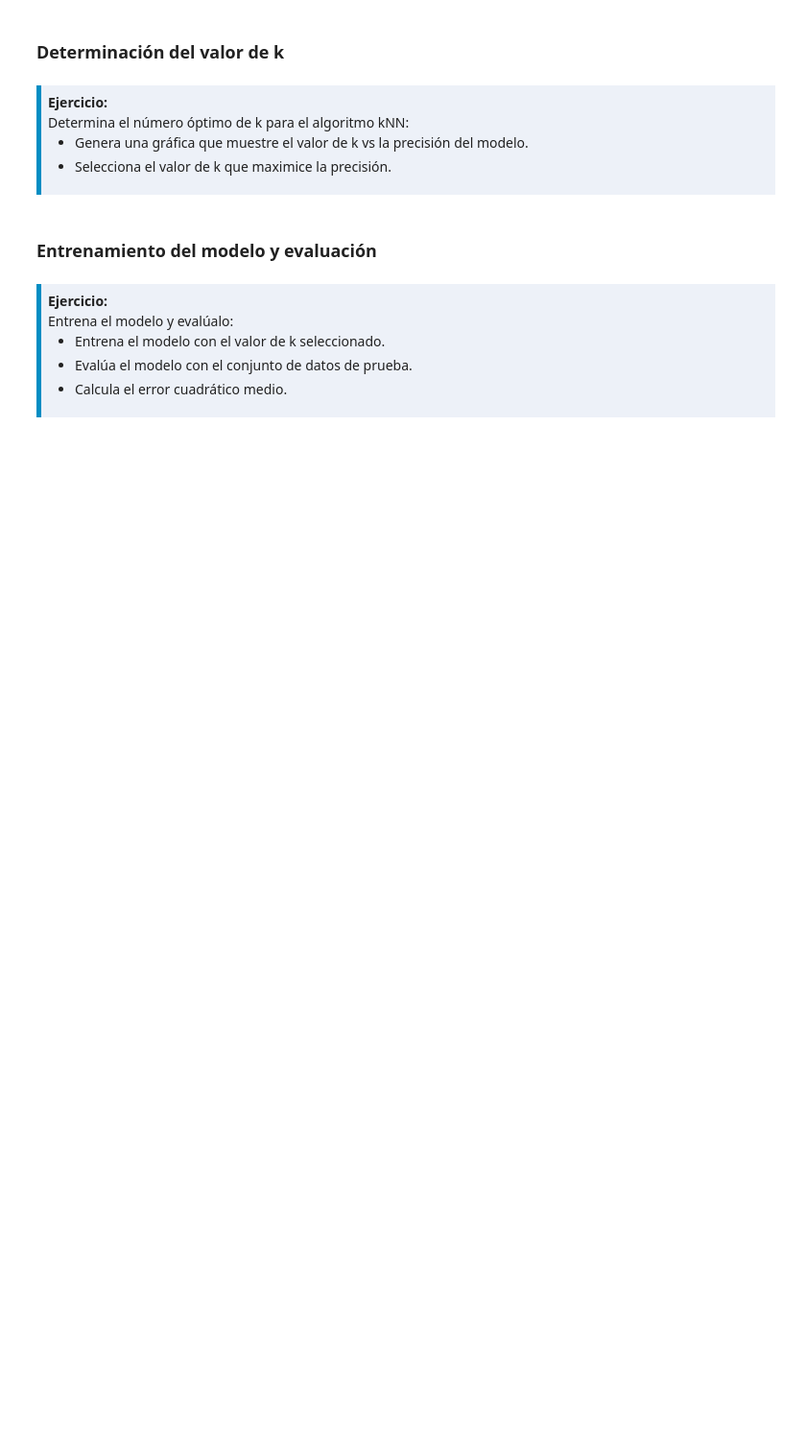
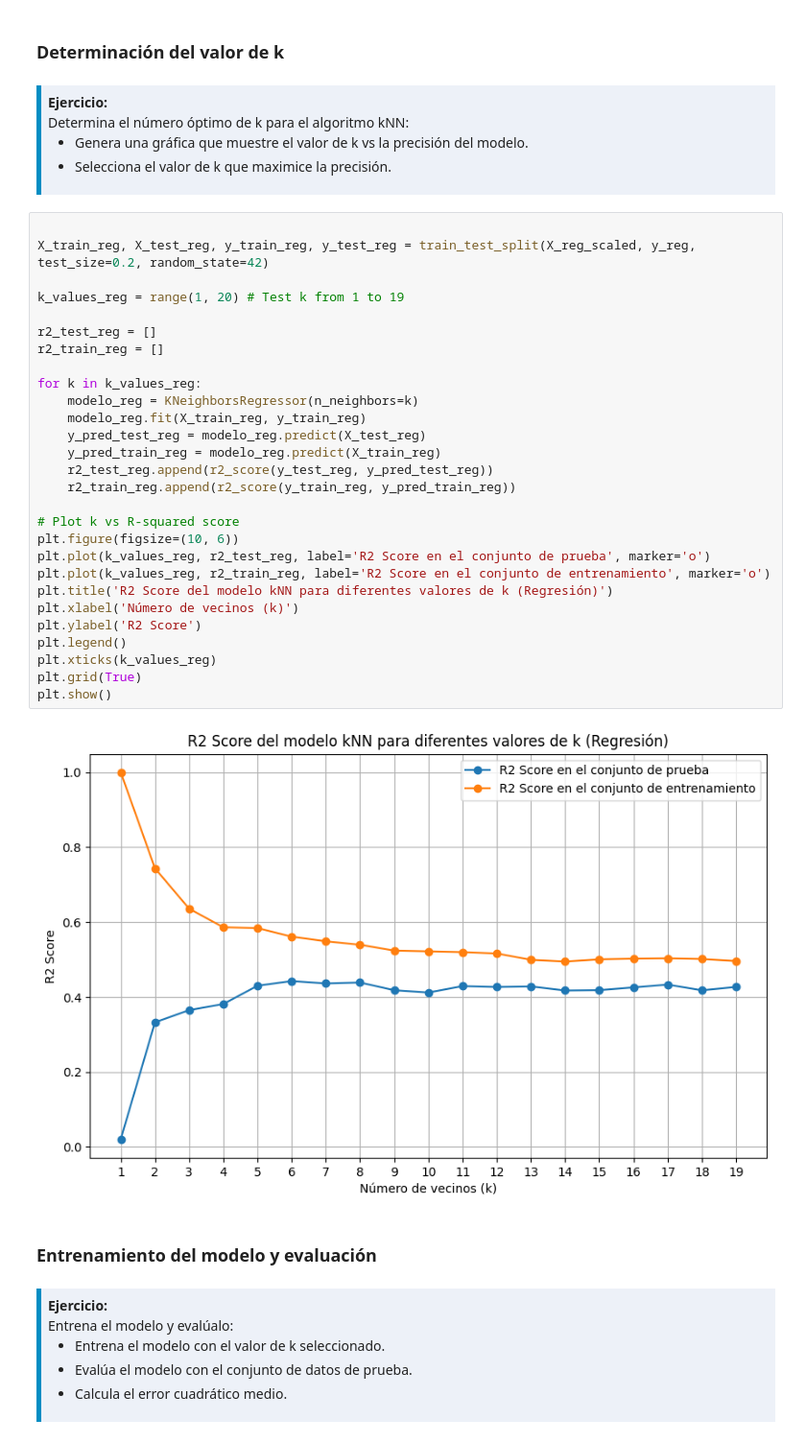
Before and after one commit to jennygn/Ejercicios, a Jupyter notebook: 4-Ejercicios/04-kNN.ipynb, the cells around one changed output. Shown at 96% size. Saved outputs shown, nothing was run; the diff lists cells and outputs as text; blank space fills up the shorter version.

```diff
--- a/4-Ejercicios/04-kNN.ipynb
+++ b/4-Ejercicios/04-kNN.ipynb
@@ -258,6 +299,36 @@ Primero necesitas el conjunto de datos. Los datos a utilzar son los seleccionado
   <li>Selecciona el valor de k que maximice la precisión.</li>
 </ul>
 </div>
+# %%
+
+X_train_reg, X_test_reg, y_train_reg, y_test_reg = train_test_split(X_reg_scaled, y_reg, test_size=0.2, random_state=42)
+
+k_values_reg = range(1, 20) # Test k from 1 to 19
+
+r2_test_reg = []
+r2_train_reg = []
+
+for k in k_values_reg:
+    modelo_reg = KNeighborsRegressor(n_neighbors=k)
+    modelo_reg.fit(X_train_reg, y_train_reg)
+    y_pred_test_reg = modelo_reg.predict(X_test_reg)
+    y_pred_train_reg = modelo_reg.predict(X_train_reg)
+    r2_test_reg.append(r2_score(y_test_reg, y_pred_test_reg))
+    r2_train_reg.append(r2_score(y_train_reg, y_pred_train_reg))
+
+# Plot k vs R-squared score
+plt.figure(figsize=(10, 6))
+plt.plot(k_values_reg, r2_test_reg, label='R2 Score en el conjunto de prueba', marker='o')
+plt.plot(k_values_reg, r2_train_reg, label='R2 Score en el conjunto de entrenamiento', marker='o')
+plt.title('R2 Score del modelo kNN para diferentes valores de k (Regresión)')
+plt.xlabel('Número de vecinos (k)')
+plt.ylabel('R2 Score')
+plt.legend()
+plt.xticks(k_values_reg)
+plt.grid(True)
+plt.show()
+# %% [output]
+[figure, added]
 # %% [markdown]
 
 ### <font color='008dc3'> Entrenamiento del modelo y evaluación </font>
```
Also changed, not shown: parts of 4 cells of this notebook.
